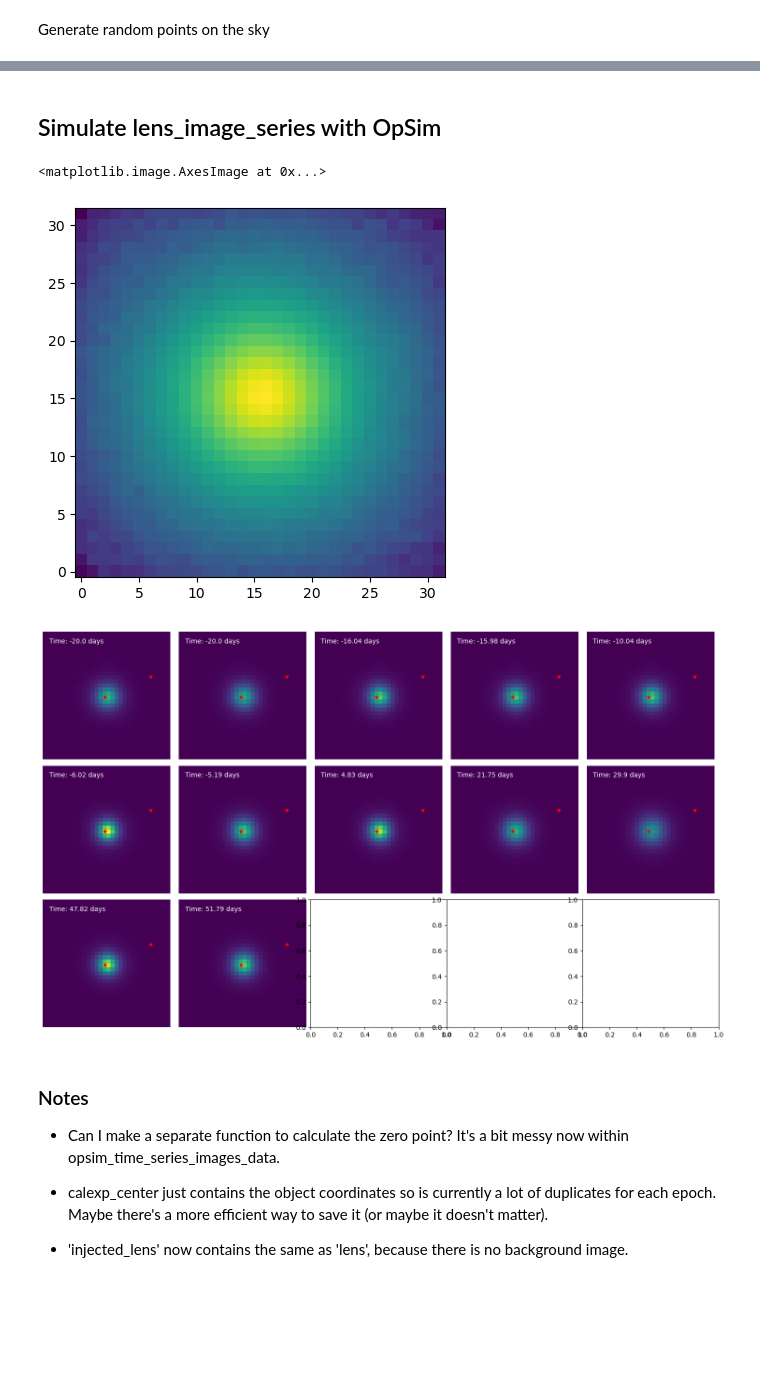
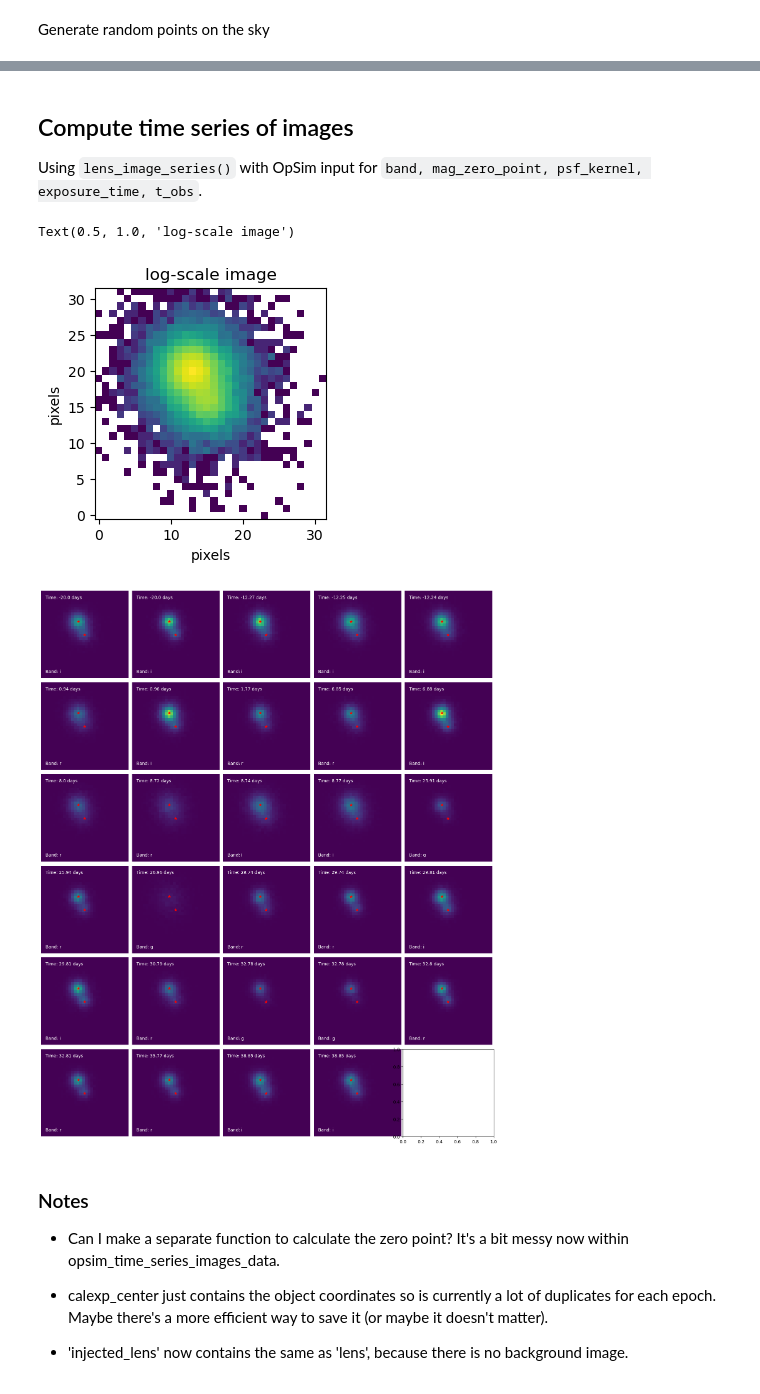
Before and after one commit to LSST-strong-lensing/slsim, a Jupyter notebook: notebooks/Opsim_supernovae_plus_extended_source_tutorial.ipynb, the cells around one changed output, grey strips where cells are left out. Drawn from its saved outputs; the diff is of its cells as text; code cells hidden in the pictures; blank space fills up the shorter version.

Commit message:
tutorial can now use opsim to simulate time series images

````diff
--- a/notebooks/Opsim_supernovae_plus_extended_source_tutorial.ipynb
+++ b/notebooks/Opsim_supernovae_plus_extended_source_tutorial.ipynb
@@ -114,7 +113,7 @@ start_time = time.time()
 kwargs_lens_cuts = {}
 # drawing population
 supernovae_lens_population = supernova_lens_pop.draw_population(
-    kwargs_lens_cuts=kwargs_lens_cuts
+    kwargs_lens_cuts=kwargs_lens_cuts, speed_factor=10000
 )
 
 end_time = time.time()
@@ -164,21 +191,16 @@ for supernovae_lens in supernovae_lens_population:
 # %%
-index = 0
-kwargs_lens_cut = {"min_image_separation": 1, "max_image_separation": 10}
+index = 3
+# kwargs_lens_cut = {"min_image_separation": 1, "max_image_separation": 10}
 rgb_band_list = ["i", "r", "g"]
 lens_class = supernovae_lens_population[index]
-(
-    lens_class.source.source_dict["z"],
-    lens_class.einstein_radius,
-    lens_class.source.source_dict["mag_i"],
-    lens_class.source.source_dict["ps_mag_i"],
-    # lens_class._deflector_dict["mag_i"],
-    # lens_class._deflector_dict["z"],
-)
 
 print("Chosen lens system properties:")
+print(" ")
 print("z_lens = ", lens_class.deflector_redshift)
 print("z_source = ", lens_class.source.source_dict["z"])
 print("theta_E = ", lens_class.einstein_radius)
+print("Number of images = ", lens_class.image_number)
+print("Time delays = ", lens_class.point_source_arrival_times())
 print("Lens galaxy magnitude: ", lens_class.deflector_magnitude(band="i"))
 print("Host galaxy magnitude: ", lens_class.source.source_dict["mag_i"])
 print("Supernova magnitude: ", lens_class.source.source_dict["ps_mag_i"])
@@ -253,12 +300,21 @@ Coordinate (64.49873263637397 deg, 34.67603238561339 deg) is not in the LSST foo
 # %%
-index = 5
-bands = ["i"]
+index = 0
+bands = ["g", "r", "i"]
 num_pix = 200
 transform_pix2angle = np.array([[0.2, 0], [0, 0.2]])
 
 images = lsst_science_pipeline.opsim_variable_lens_injection(
     lens_class, bands, num_pix, transform_pix2angle, exposure_data[index]
 )
-print(images.keys())
+print("images.keys() : ", images.keys())
+print(" ")
 print(len(images["obs_time"]), "observations")
+
+plt.figure(figsize=(3,3))
+plt.imshow(images["lens"][0], origin="lower")
+plt.xlim(80, 120)
+plt.ylim(80, 120)
+plt.xlabel("pixels")
+plt.ylabel("pixels")
+plt.title("Injected lens system")
 # %% [output]
@@ -274,5 +326,6 @@ plt.ylim(80, 120)
-# %% [markdown]
-## Simulate lens_image_series with OpSim
+# %% [markdown]
+## Compute time series of images
+Using ```lens_image_series()``` with OpSim input for ```band, mag_zero_point, psf_kernel, exposure_time, t_obs```.
 # %%
 im_times = images["obs_time"] - images["obs_time"][0] - 20
 repeats = len(im_times)
@@ -283,7 +336,7 @@ transform_matrix_all = transform_matrix_list * repeats
 # Simulate a lens image
 images_opsim = lens_image_series(
     lens_class=lens_class,
-    band="i",
+    band=list(images["band"]),
     mag_zero_point=images["zero_point"],
     num_pix=32,
     psf_kernel=images["psf_kernel"],
@@ -296,21 +349,24 @@ images_opsim = lens_image_series(
 # %%
 ## Images in log scale
 log_images = []
 for i in range(len(images_opsim)):
     log_images.append(np.log10(images_opsim[i]))
 
+plt.figure(figsize=(3,3))
 plt.imshow(log_images[0], origin="lower")
+plt.xlabel("pixels")
+plt.ylabel("pixels")
+plt.title("log-scale image")
 # %% [output]
-<matplotlib.image.AxesImage at 0x...>
+Text(0.5, 1.0, 'log-scale image')
-[figure, old version]
+[figure, new version]
 # %%
 plot_montage = create_image_montage_from_image_list(
-    num_rows=3, num_cols=5, images=images_opsim, time=im_times, image_center=pix_coord
+    num_rows=6, num_cols=5, images=images_opsim, time=im_times, image_center=pix_coord,
+    band=list(images["band"])
 )
-
-# add "band=band" and add as text to plots
 # %% [output]
-[figure, old version]
+[figure, new version]
 # %% [markdown]
 ### Notes
 
````
Also changed, not shown: parts of 23 cells of this notebook.
